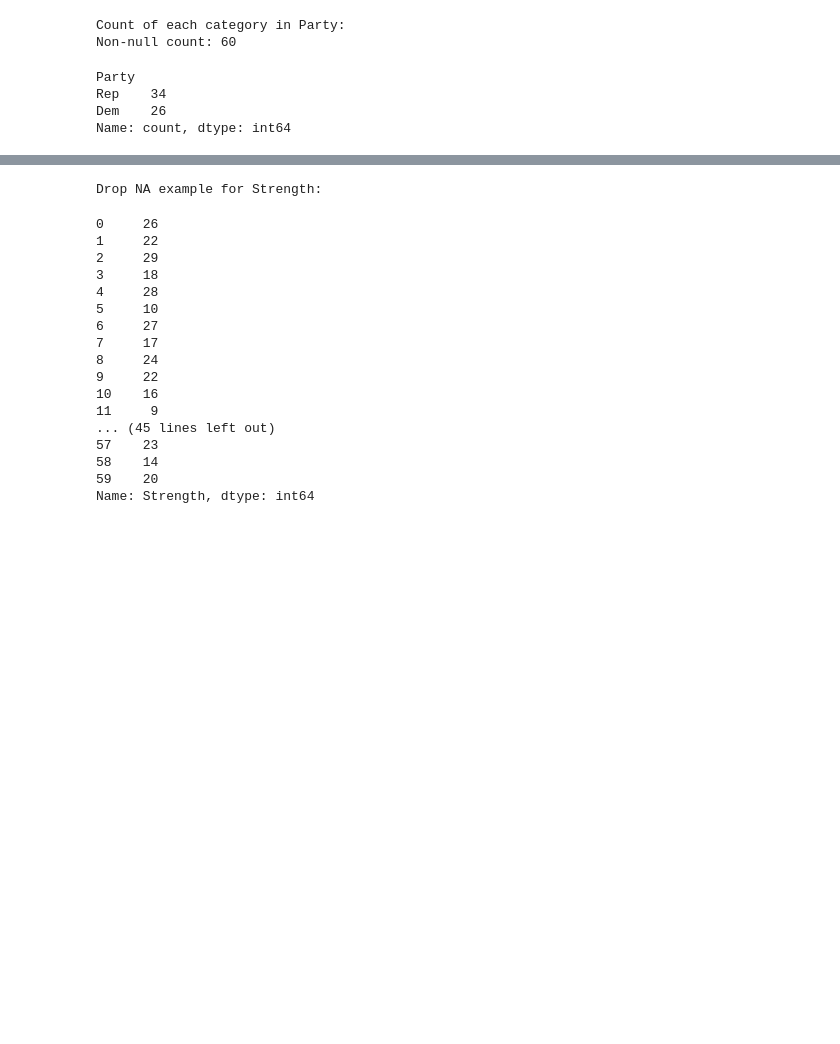
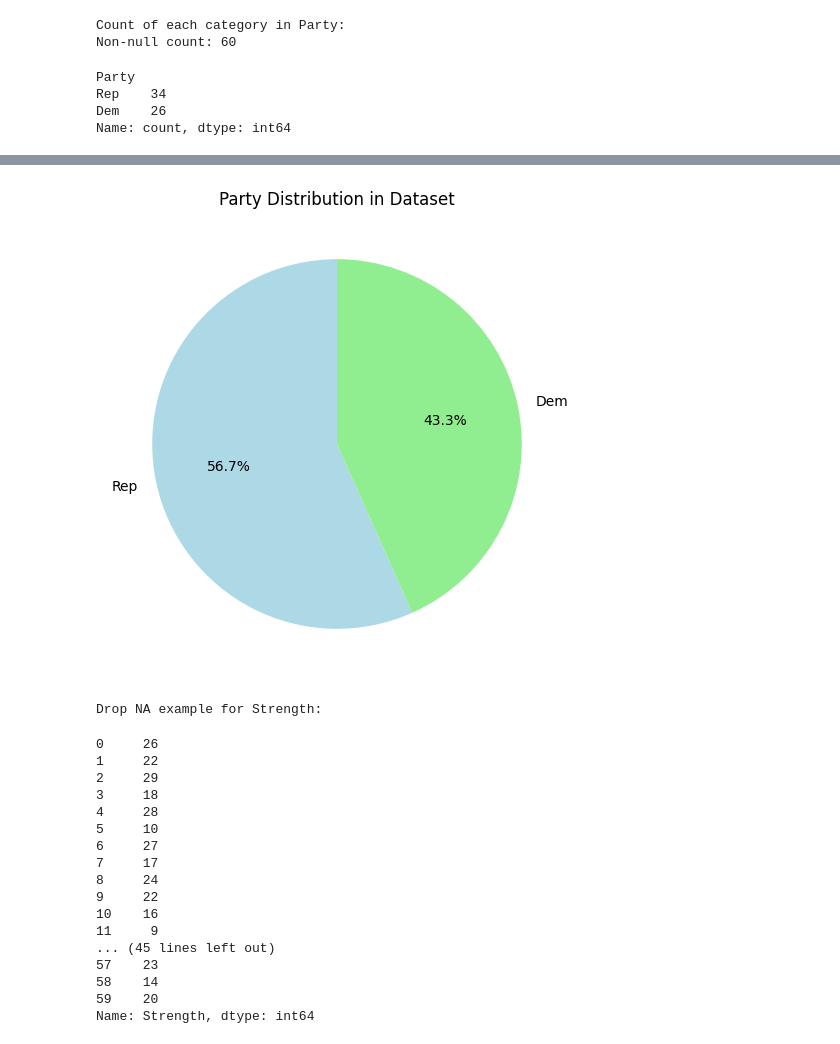
Before and after one commit to halexandru11/experimental-analysis-of-algorithms, a Jupyter notebook: h12/eda3_analysis.ipynb, the cells around one changed output, grey strips where cells are left out. Cells and saved outputs as stored; diff of their text form; code cells hidden in the pictures; blank space fills up the shorter version.

```diff
--- a/h12/eda3_analysis.ipynb
+++ b/h12/eda3_analysis.ipynb
@@ -96,3 +105,14 @@ Name: count, dtype: int64
+# %%
+# Count the occurrences of each gender
+gender_counts = df['Party'].value_counts()
+
+# Plot a pie chart of party distribution
+plt.figure(figsize=(6, 6))
+plt.pie(gender_counts, labels=gender_counts.index, autopct='%1.1f%%', startangle=90, colors=['lightblue', 'lightgreen'])
+plt.title('Party Distribution in Dataset')
+plt.show()
+# %% [output]
+[figure, added]
 # %%
 
 print(f"\nDrop NA example for {TARGET_VAR}:")
```
Also changed, not shown: parts of 6 cells of this notebook, 8 other files.
